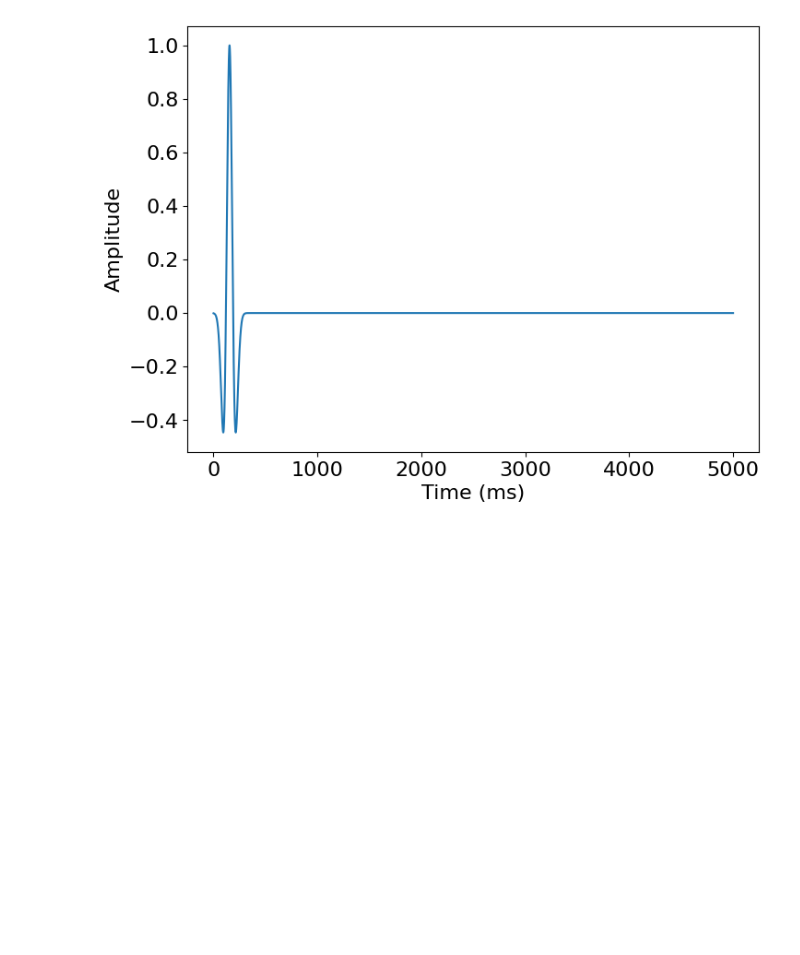
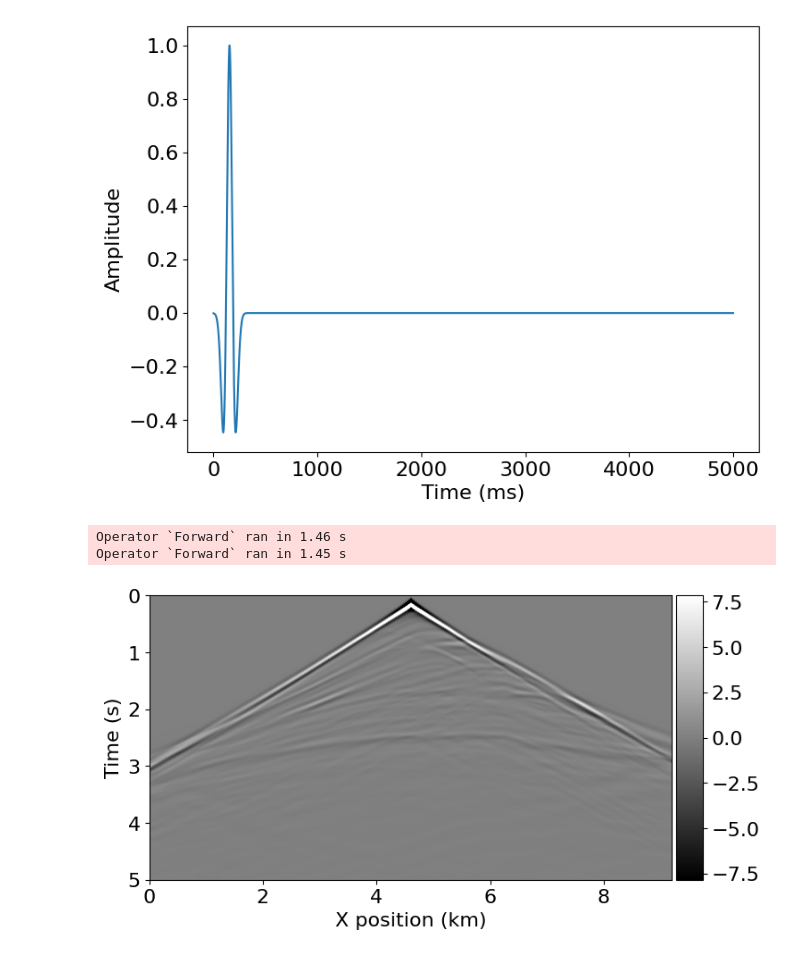
Before and after one commit to joaopaulomo/code_rtm_implemnte, a Jupyter notebook: rtm_implement.ipynb, the cells around one changed output. Saved outputs shown, nothing was run; the diff lists cells and outputs as text; code cells hidden in the pictures; blank space fills up the shorter version.

```diff
--- a/rtm_implement.ipynb
+++ b/rtm_implement.ipynb
@@ -74,10 +76,14 @@ geometry.src.show()
 from examples.seismic.acoustic import AcousticWaveSolver
 from examples.seismic import plot_shotrecord
 
-solver = AcousticWaveSolver(model, geometry, space_order=8)
-true_d= solver.forward(vp=model.vp)
-
-smooth_d= solver.forward(vp=model.vp)
-
-
-plot_shotrecord(smooth_d.data - true_d.data, model, t0, tn)
+solver = AcousticWaveSolver(model, geometry, space_order=space_order)
+true_d , _, _ = solver.forward(vp=model.vp)
+smooth_d, _, _ = solver.forward(vp=model0.vp)
+# %% [output]
+Operator `Forward` ran in 1.46 s
+Operator `Forward` ran in 1.45 s
+# %%
+
+plot_shotrecord(true_d.data, model, t0, tn)
+# %% [output]
+[figure, added]
```
Also changed, not shown: parts of 14 cells of this notebook.
